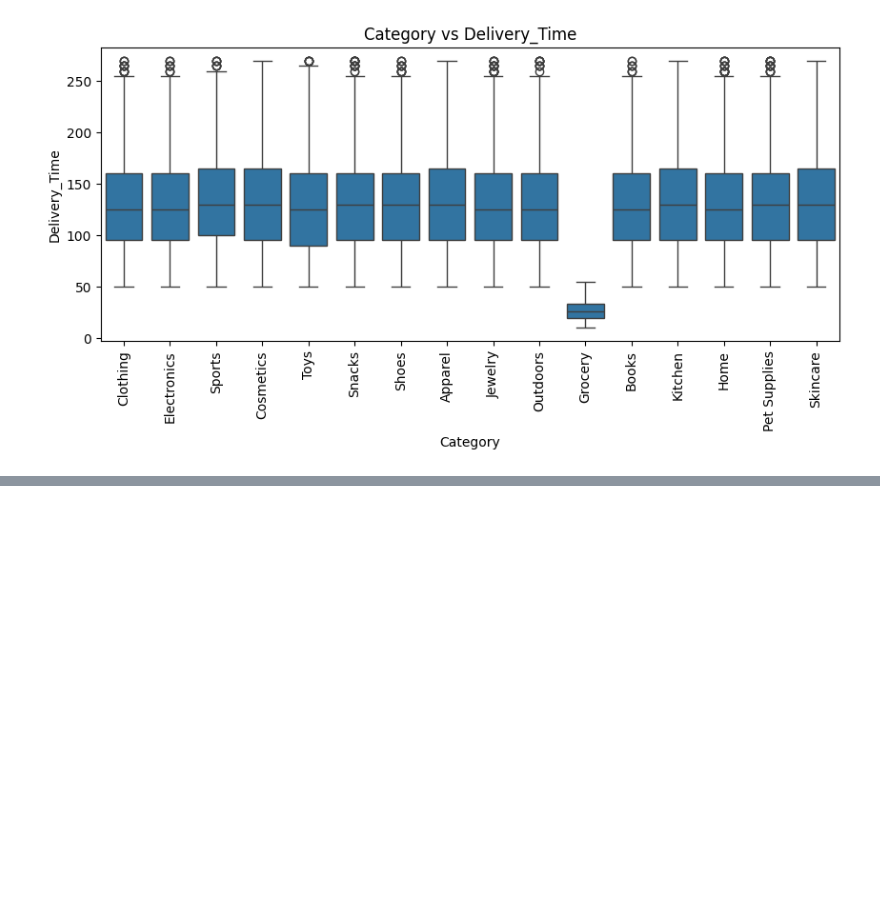
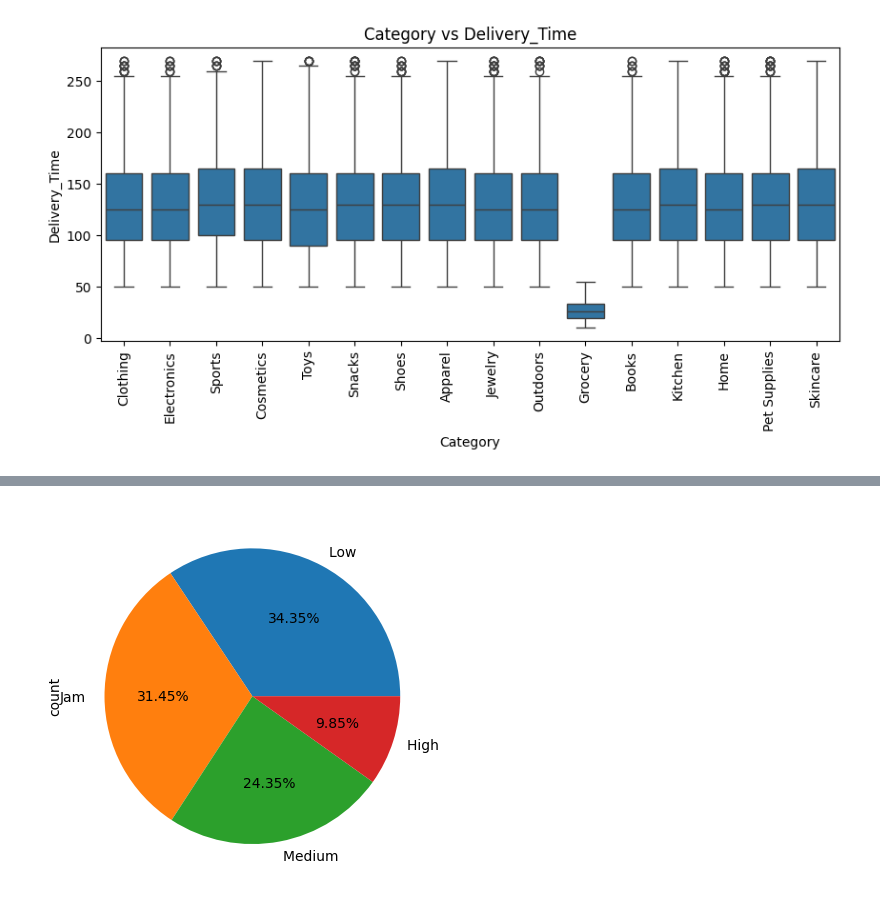
Before and after one commit to SarahAlshaikhmohamed/Amazon-Delivery-GeoAnalytics, a Jupyter notebook: Analytics/Preprocessing.ipynb, the cells around one changed output, grey strips where cells are left out. Saved outputs shown, nothing was run; the diff lists cells and outputs as text; code cells hidden in the pictures; blank space fills up the shorter version.

```diff
--- a/Analytics/Preprocessing.ipynb
+++ b/Analytics/Preprocessing.ipynb
@@ -309,0 +464,5 @@ plt.show()
+# %%
+cleanDf["Traffic"].value_counts().plot(kind='pie',autopct='%.2f%%')
+plt.show()
+# %% [output]
+[figure, added]
```
Also changed, not shown: parts of 12 cells of this notebook.
